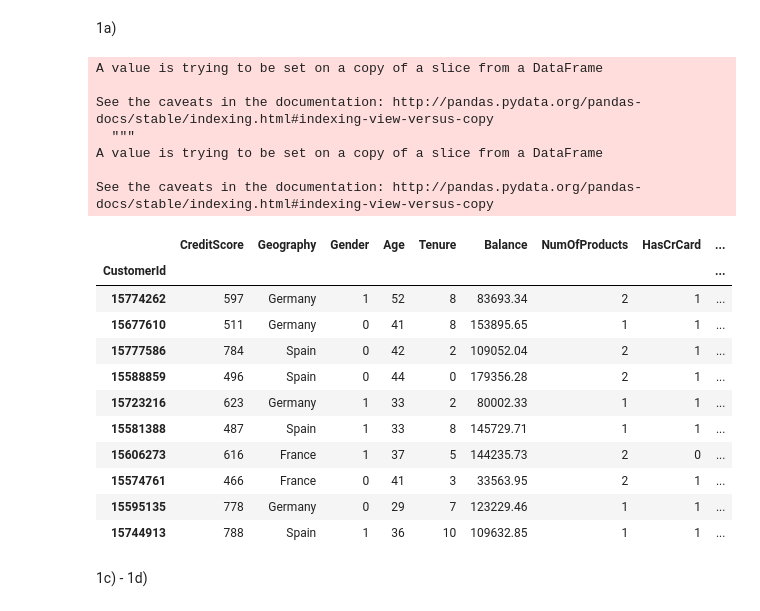
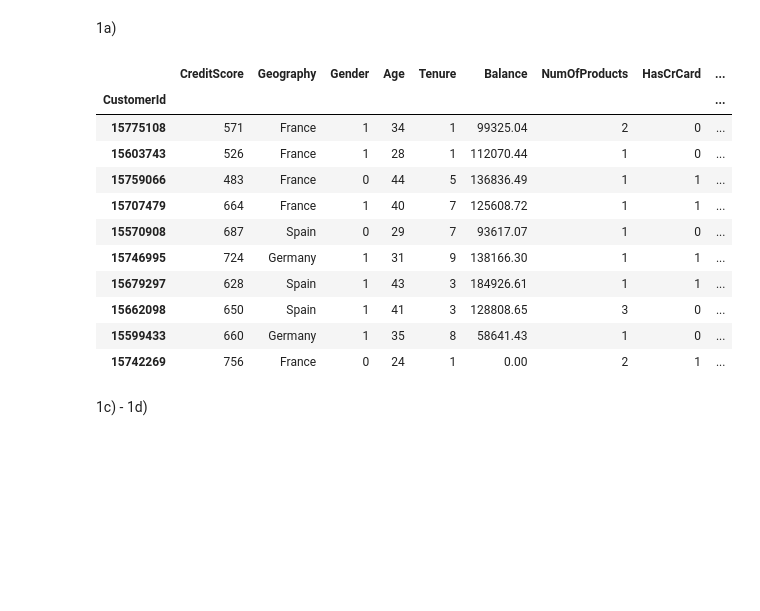
Before and after one commit to saraxia33/STAT8017_Churn_Modelling, a Jupyter notebook: A1.ipynb, the cells around one changed output. Drawn from its saved outputs; the diff is of its cells as text; code cells hidden in the pictures; blank space fills up the shorter version.

```diff
--- a/A1.ipynb
+++ b/A1.ipynb
@@ -14,31 +15,23 @@ Q1
 1a)
 # %%
 df = pd.read_csv("Churn_Modelling.csv", index_col=[1])
-del df['RowNumber']
-del df['Surname']
+df = df.drop(['RowNumber', 'Surname'], axis=1)
 
-df.Gender[df.Gender == 'Male'] = 1
-df.Gender[df.Gender == 'Female'] = 0
+df.loc[df['Gender']=='Male', 'Gender'] = 1
+df.loc[df['Gender']=='Female', 'Gender'] = 0
 df.sample(10)
 # %% [output]
-A value is trying to be set on a copy of a slice from a DataFrame
-
-See the caveats in the documentation: http://pandas.pydata.org/pandas-docs/stable/indexing.html#indexing-view-versus-copy
-  """
-A value is trying to be set on a copy of a slice from a DataFrame
-
-See the caveats in the documentation: http://pandas.pydata.org/pandas-docs/stable/indexing.html#indexing-view-versus-copy
 |  | CreditScore | Geography | Gender | Age | Tenure | Balance | NumOfProducts | HasCrCard | ... |
 | CustomerId |  |  |  |  |  |  |  |  | ... |
-| 15774262 | 597 | Germany | 1 | 52 | 8 | 83693.34 | 2 | 1 | ... |
-| 15677610 | 511 | Germany | 0 | 41 | 8 | 153895.65 | 1 | 1 | ... |
-| 15777586 | 784 | Spain | 0 | 42 | 2 | 109052.04 | 2 | 1 | ... |
-| 15588859 | 496 | Spain | 0 | 44 | 0 | 179356.28 | 2 | 1 | ... |
-| 15723216 | 623 | Germany | 1 | 33 | 2 | 80002.33 | 1 | 1 | ... |
-| 15581388 | 487 | Spain | 1 | 33 | 8 | 145729.71 | 1 | 1 | ... |
-| 15606273 | 616 | France | 1 | 37 | 5 | 144235.73 | 2 | 0 | ... |
-| 15574761 | 466 | France | 0 | 41 | 3 | 33563.95 | 2 | 1 | ... |
-| 15595135 | 778 | Germany | 0 | 29 | 7 | 123229.46 | 1 | 1 | ... |
-| 15744913 | 788 | Spain | 1 | 36 | 10 | 109632.85 | 1 | 1 | ... |
+| 15775108 | 571 | France | 1 | 34 | 1 | 99325.04 | 2 | 0 | ... |
+| 15603743 | 526 | France | 1 | 28 | 1 | 112070.44 | 1 | 0 | ... |
+| 15759066 | 483 | France | 0 | 44 | 5 | 136836.49 | 1 | 1 | ... |
+| 15707479 | 664 | France | 1 | 40 | 7 | 125608.72 | 1 | 1 | ... |
+| 15570908 | 687 | Spain | 0 | 29 | 7 | 93617.07 | 1 | 0 | ... |
+| 15746995 | 724 | Germany | 1 | 31 | 9 | 138166.30 | 1 | 1 | ... |
+| 15679297 | 628 | Spain | 1 | 43 | 3 | 184926.61 | 1 | 1 | ... |
+| 15662098 | 650 | Spain | 1 | 41 | 3 | 128808.65 | 3 | 0 | ... |
+| 15599433 | 660 | Germany | 1 | 35 | 8 | 58641.43 | 1 | 0 | ... |
+| 15742269 | 756 | France | 0 | 24 | 1 | 0.00 | 2 | 1 | ... |
 # %% [markdown]
 1c) - 1d)
```
Also changed, not shown: parts of 3 cells of this notebook.
